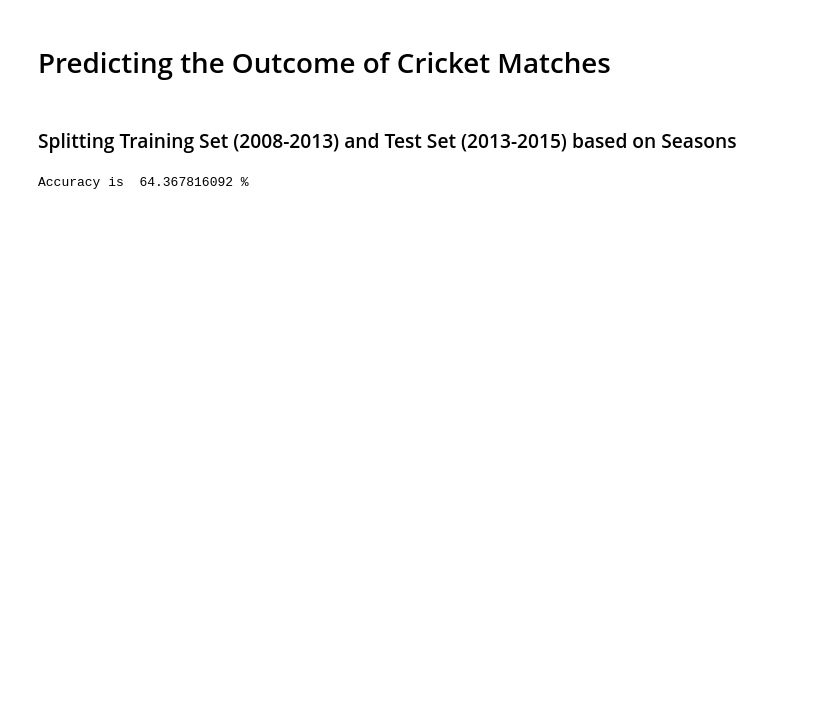
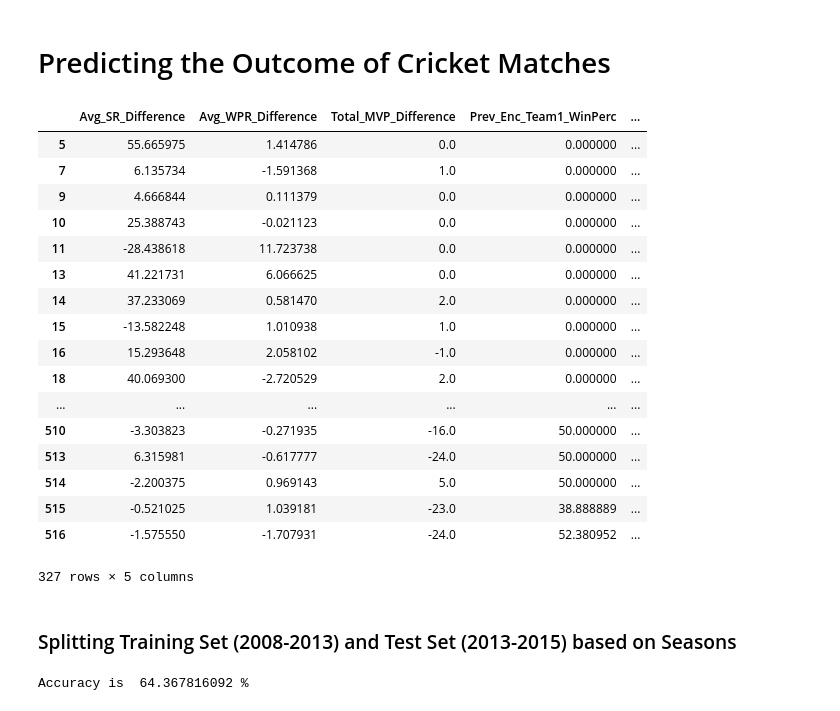
Before and after one commit to XInterns/IPL-Sparkers-2017-Interns, a Jupyter notebook: src/getprediction.ipynb, the cells around one changed output. Cells and saved outputs as stored; diff of their text form; code cells hidden in the pictures; blank space fills up the shorter version.

```diff
--- a/src/getprediction.ipynb
+++ b/src/getprediction.ipynb
@@ -17,6 +17,27 @@ matches = pd.read_csv("../data/matcheswithfeatures.csv", index_col = 0)
 y, X = dmatrices('team1Winning ~ 0 + Avg_SR_Difference + Avg_WPR_Difference + Total_MVP_Difference + Prev_Enc_Team1_WinPerc + \
                   Total_RF_Difference', matches, return_type="dataframe")
 y_arr = np.ravel(y)
+# %%
+X
+# %% [output]
+|  | Avg_SR_Difference | Avg_WPR_Difference | Total_MVP_Difference | Prev_Enc_Team1_WinPerc | ... |
+| 5 | 55.665975 | 1.414786 | 0.0 | 0.000000 | ... |
+| 7 | 6.135734 | -1.591368 | 1.0 | 0.000000 | ... |
+| 9 | 4.666844 | 0.111379 | 0.0 | 0.000000 | ... |
+| 10 | 25.388743 | -0.021123 | 0.0 | 0.000000 | ... |
+| 11 | -28.438618 | 11.723738 | 0.0 | 0.000000 | ... |
+| 13 | 41.221731 | 6.066625 | 0.0 | 0.000000 | ... |
+| 14 | 37.233069 | 0.581470 | 2.0 | 0.000000 | ... |
+| 15 | -13.582248 | 1.010938 | 1.0 | 0.000000 | ... |
+| 16 | 15.293648 | 2.058102 | -1.0 | 0.000000 | ... |
+| 18 | 40.069300 | -2.720529 | 2.0 | 0.000000 | ... |
+| ... | ... | ... | ... | ... | ... |
+| 510 | -3.303823 | -0.271935 | -16.0 | 50.000000 | ... |
+| 513 | 6.315981 | -0.617777 | -24.0 | 50.000000 | ... |
+| 514 | -2.200375 | 0.969143 | 5.0 | 50.000000 | ... |
+| 515 | -0.521025 | 1.039181 | -23.0 | 38.888889 | ... |
+| 516 | -1.575550 | -1.707931 | -24.0 | 52.380952 | ... |
+327 rows × 5 columns
 # %% [markdown]
 ### Splitting Training Set (2008-2013) and Test Set (2013-2015) based on Seasons
 # %%
```
Also changed, not shown: parts of 3 cells of this notebook, 2 other files.
